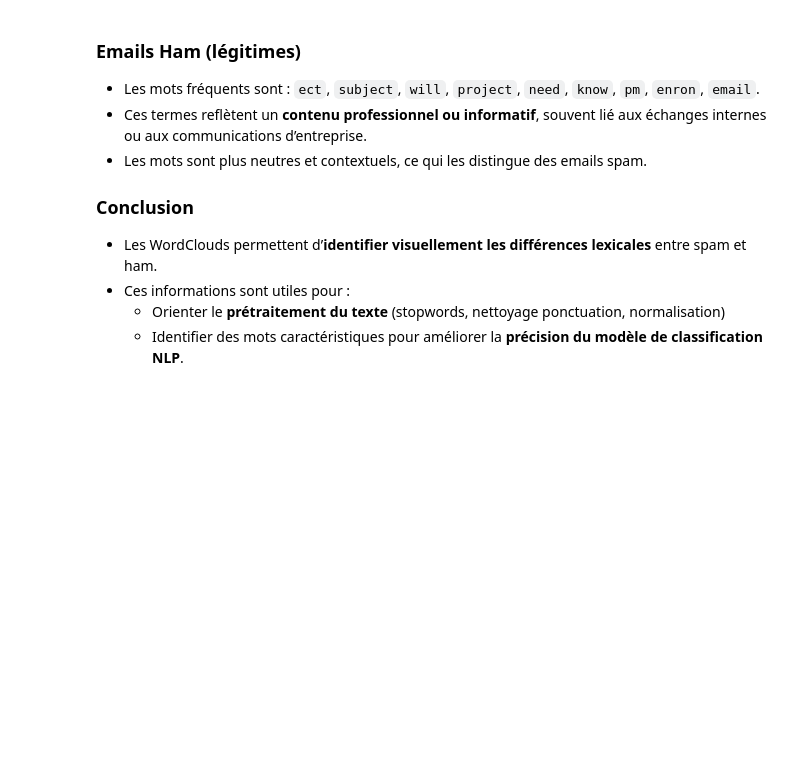
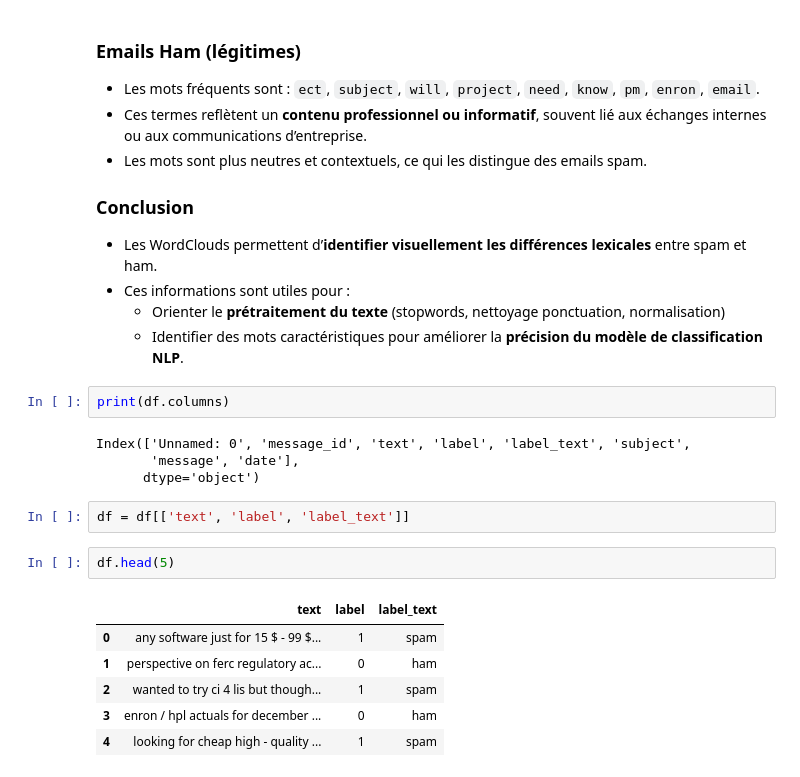
Before and after one commit to elabiad-malika2/Syst-me-Anti-Spam-Intelligent, a Jupyter notebook: notebooks/01_EDA.ipynb, the cells around one changed output. Drawn from its saved outputs; the diff is of its cells as text; blank space fills up the shorter version.

Commit message:
cleanning text and tokenize/stemming

```diff
--- a/notebooks/01_EDA.ipynb
+++ b/notebooks/01_EDA.ipynb
@@ -276,3 +276,20 @@ L’image ci-dessus montre les **mots les plus fréquents** dans les emails **sp
 - Ces informations sont utiles pour :
   - Orienter le **prétraitement du texte** (stopwords, nettoyage ponctuation, normalisation)
   - Identifier des mots caractéristiques pour améliorer la **précision du modèle de classification NLP**.
+# %%
+print(df.columns)
+# %% [output]
+Index(['Unnamed: 0', 'message_id', 'text', 'label', 'label_text', 'subject',
+       'message', 'date'],
+      dtype='object')
+# %%
+df = df[['text', 'label', 'label_text']]
+# %%
+df.head(5)
+# %% [output]
+|  | text | label | label_text |
+| 0 | any software just for 15 $ - 99 $... | 1 | spam |
+| 1 | perspective on ferc regulatory ac... | 0 | ham |
+| 2 | wanted to try ci 4 lis but though... | 1 | spam |
+| 3 | enron / hpl actuals for december ... | 0 | ham |
+| 4 | looking for cheap high - quality ... | 1 | spam |
```
Also changed, not shown: parts of 5 cells of this notebook, 2 other files.
